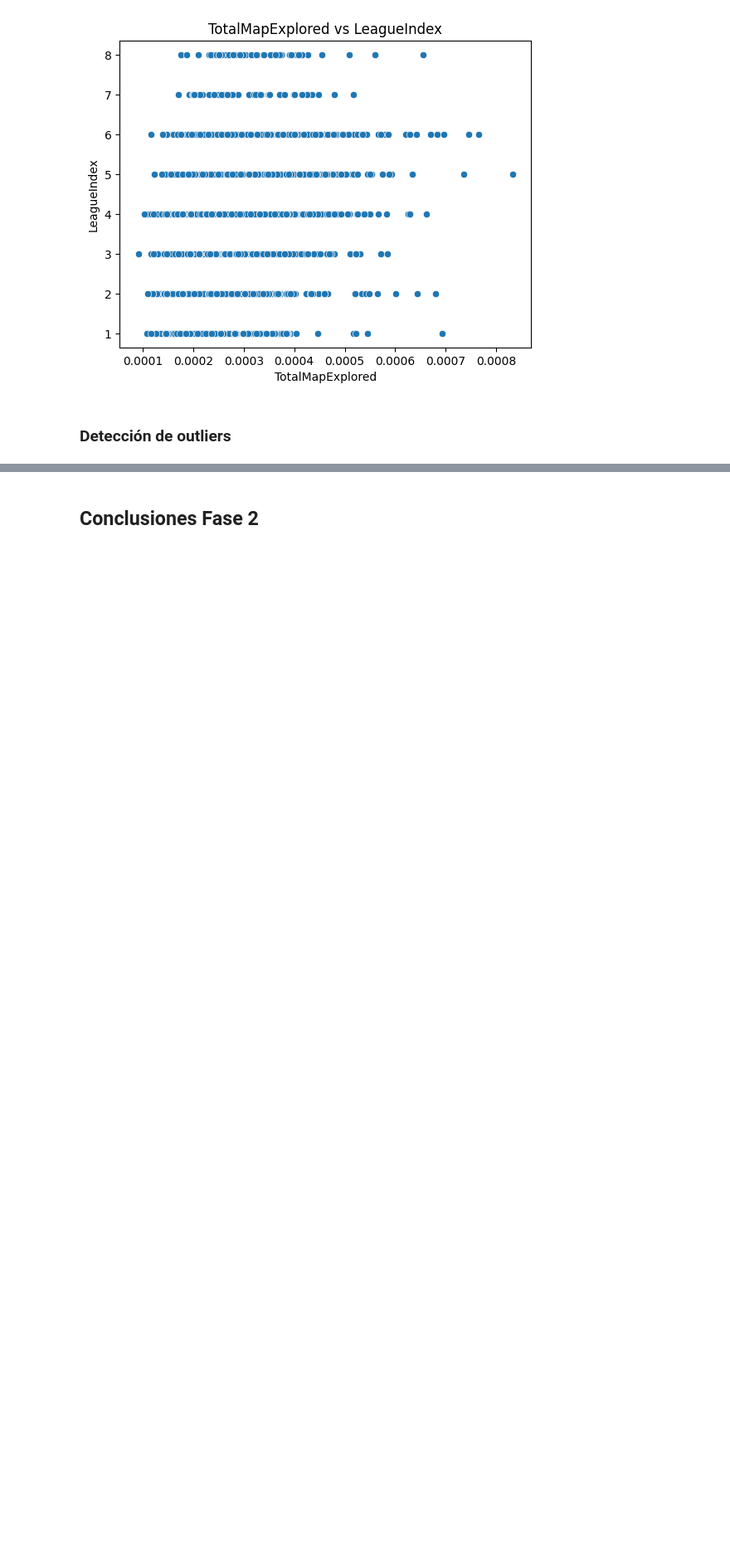
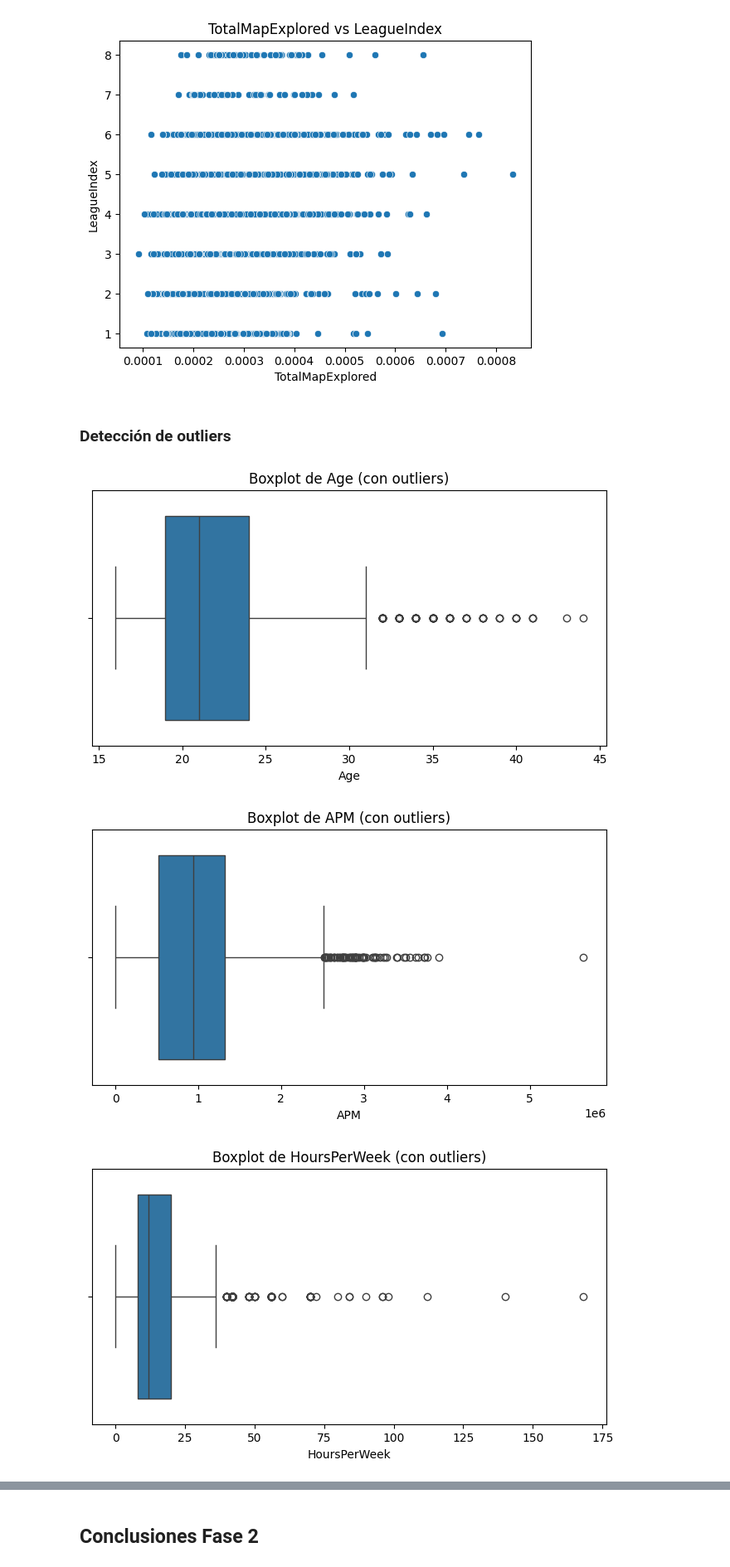
Before and after one commit to NicolasCeronM/Mineria-de-datos, a Jupyter notebook: Plantilla_Metodología_CRISP_en_Notebook.ipynb, the cells around one changed output, grey strips where cells are left out. Shown at 83% size. Cells and saved outputs as stored; diff of their text form; code cells hidden in the pictures; blank space fills up the shorter version.

```diff
--- a/Plantilla_Metodología_CRISP_en_Notebook.ipynb
+++ b/Plantilla_Metodología_CRISP_en_Notebook.ipynb
@@ -173,27 +210,42 @@ Correlación entre TotalMapExplored y LeagueIndex: 0.2330
 # %% [markdown]
 ### Detección de outliers
 # %%
-# Corregir columna APM si es necesario
-df["APM"] = df["APM"].str.replace(".", "", regex=False).astype(float)
-
 # Lista de variables numéricas a analizar
 variables_numericas = ["Age", "APM", "HoursPerWeek", "TotalHours", "NumberOfPACs", "ActionLatency"]
 
-# Función para marcar outliers según IQR
+# Convertir todas a tipo numérico por seguridad
+for col in variables_numericas:
+    df[col] = pd.to_numeric(df[col], errors='coerce')
+
+# Función para marcar outliers usando IQR
 def marcar_outliers(df, columna):
     Q1 = df[columna].quantile(0.25)
     Q3 = df[columna].quantile(0.75)
     IQR = Q3 - Q1
     limite_inferior = Q1 - 1.5 * IQR
     limite_superior = Q3 + 1.5 * IQR
     return (df[columna] < limite_inferior) | (df[columna] > limite_superior)
 
-# Crear columnas para marcar outliers
+# Marcar outliers en columnas nuevas
 for col in variables_numericas:
-    df[col] = pd.to_numeric(df[col], errors='coerce')  # Asegurar que es numérica
     df[f"outlier_{col}"] = marcar_outliers(df, col)
 
-# Mostrar un resumen
-outlier_cols = [f"outlier_{col}" for col in variables_numericas]
-print(df[outlier_cols].sum())  # Cuántos outliers hay por variable
+# Identificar variables que tienen al menos un outlier
+variables_con_outliers = [col for col in variables_numericas if df[f"outlier_{col}"].sum() > 0]
+
+# Graficar boxplots de variables con outliers
+for col in variables_con_outliers:
+    plt.figure(figsize=(8, 4))
+    sns.boxplot(x=df[col])
+    plt.title(f"Boxplot de {col} (con outliers)")
+    plt.xlabel(col)
+    plt.show()
+
+# Mostrar resumen de cantidad de outliers por variable
+outlier_resumen = {col: int(df[f"outlier_{col}"].sum()) for col in variables_con_outliers}
+print("Resumen de outliers detectados:")
+print(outlier_resumen)
 # %% [output]
+[figure, added]
+[figure, added]
+[figure, added]
```
Also changed, not shown: parts of 14 cells of this notebook.
